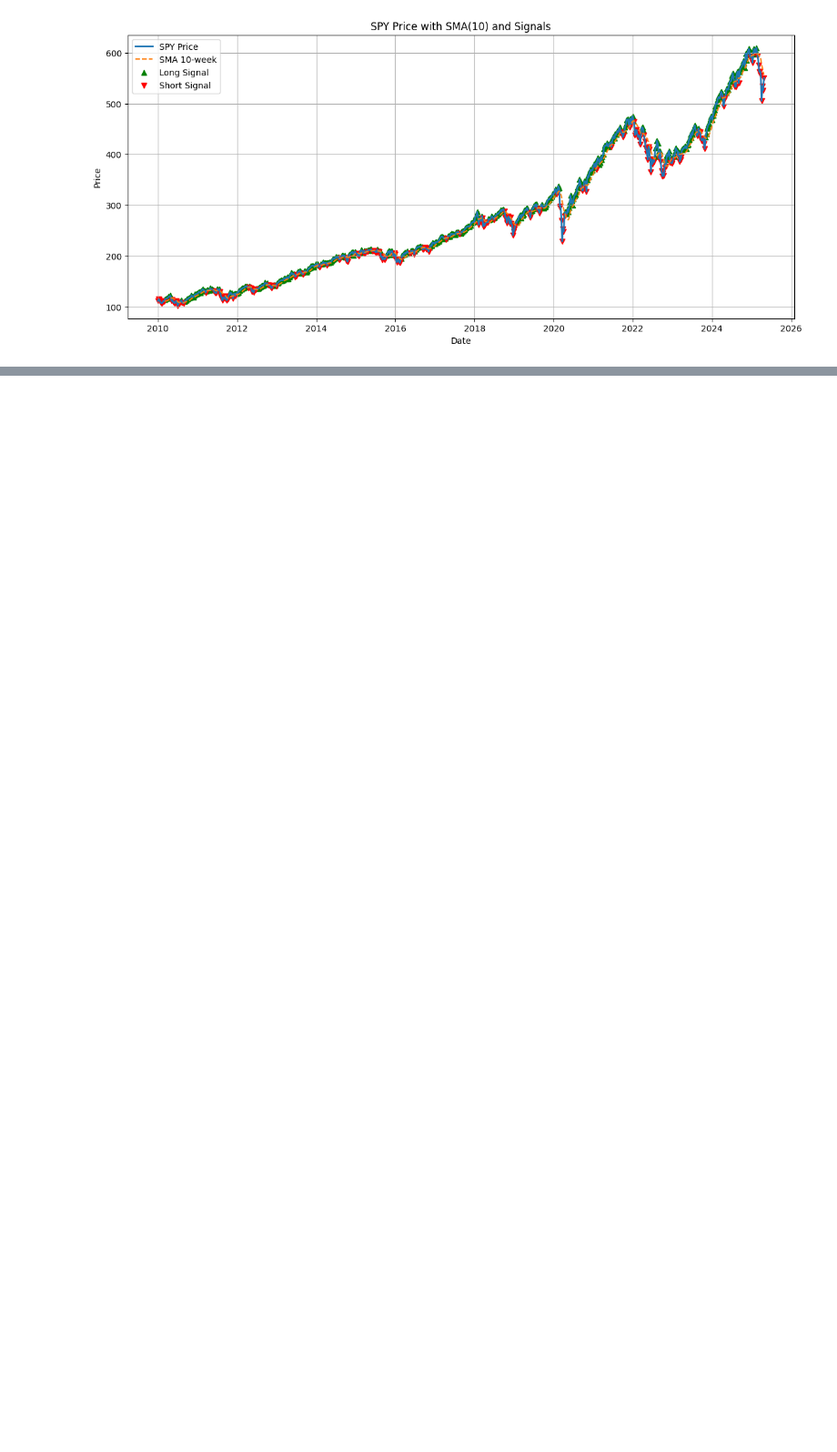
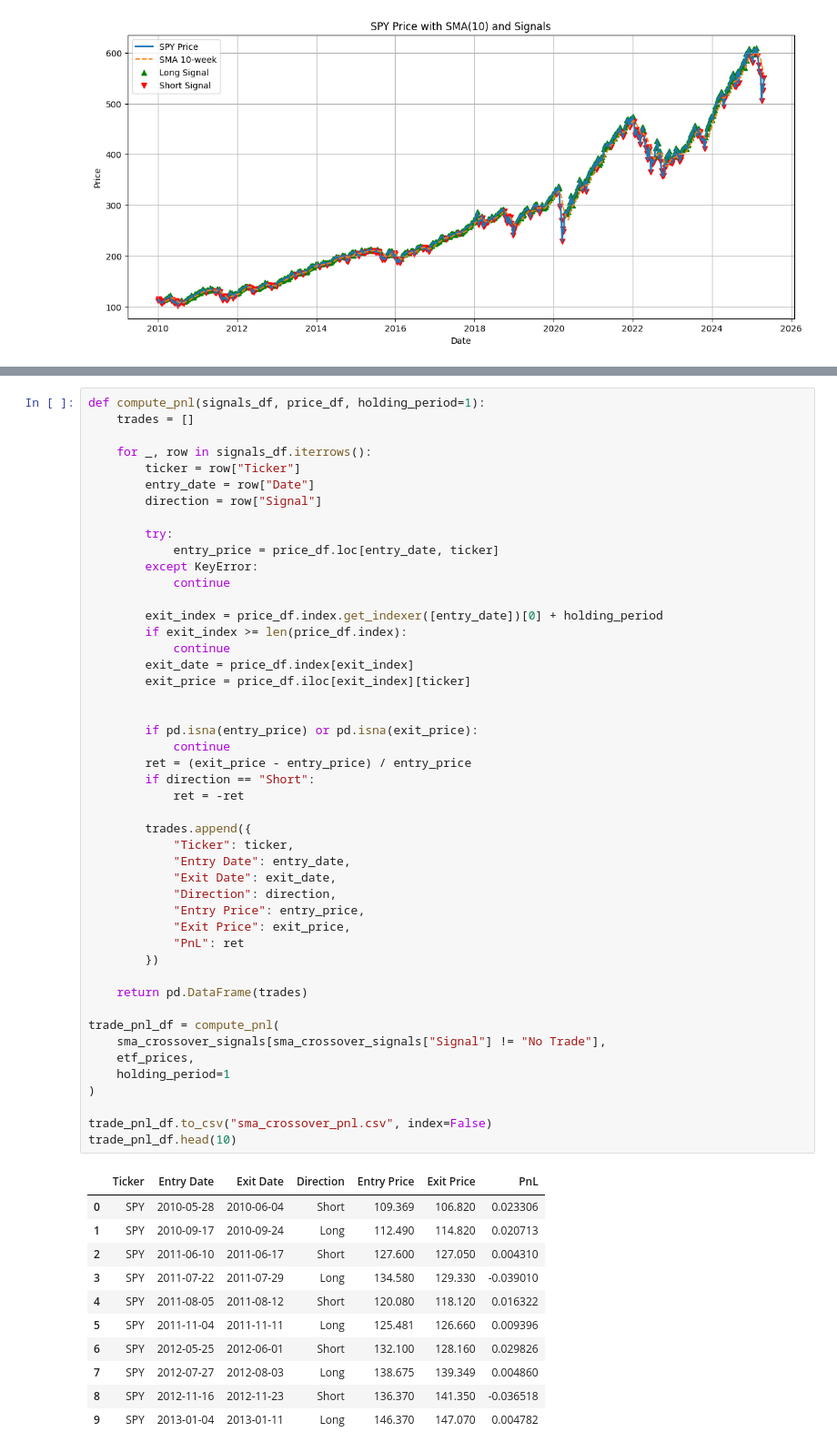
Before and after one commit to galimus/Trading-game, a Jupyter notebook: Trading_game_strategies.ipynb, the cells around one changed output, grey strips where cells are left out. Shown at 91% size. Cells and saved outputs as stored; diff of their text form; blank space fills up the shorter version.

```diff
--- a/Trading_game_strategies.ipynb
+++ b/Trading_game_strategies.ipynb
@@ -89,0 +190,59 @@ plt.show()
+# %%
+def compute_pnl(signals_df, price_df, holding_period=1):
+    trades = []
+
+    for _, row in signals_df.iterrows():
+        ticker = row["Ticker"]
+        entry_date = row["Date"]
+        direction = row["Signal"]
+
+        try:
+            entry_price = price_df.loc[entry_date, ticker]
+        except KeyError:
+            continue
+
+        exit_index = price_df.index.get_indexer([entry_date])[0] + holding_period
+        if exit_index >= len(price_df.index):
+            continue
+        exit_date = price_df.index[exit_index]
+        exit_price = price_df.iloc[exit_index][ticker]
+
+
+        if pd.isna(entry_price) or pd.isna(exit_price):
+            continue
+        ret = (exit_price - entry_price) / entry_price
+        if direction == "Short":
+            ret = -ret
+
+        trades.append({
+            "Ticker": ticker,
+            "Entry Date": entry_date,
+            "Exit Date": exit_date,
+            "Direction": direction,
+            "Entry Price": entry_price,
+            "Exit Price": exit_price,
+            "PnL": ret
+        })
+
+    return pd.DataFrame(trades)
+
+trade_pnl_df = compute_pnl(
+    sma_crossover_signals[sma_crossover_signals["Signal"] != "No Trade"],
+    etf_prices,
+    holding_period=1
+)
+
+trade_pnl_df.to_csv("sma_crossover_pnl.csv", index=False)
+trade_pnl_df.head(10)
+# %% [output]
+|  | Ticker | Entry Date | Exit Date | Direction | Entry Price | Exit Price | PnL |
+| 0 | SPY | 2010-05-28 | 2010-06-04 | Short | 109.369 | 106.820 | 0.023306 |
+| 1 | SPY | 2010-09-17 | 2010-09-24 | Long | 112.490 | 114.820 | 0.020713 |
+| 2 | SPY | 2011-06-10 | 2011-06-17 | Short | 127.600 | 127.050 | 0.004310 |
+| 3 | SPY | 2011-07-22 | 2011-07-29 | Long | 134.580 | 129.330 | -0.039010 |
+| 4 | SPY | 2011-08-05 | 2011-08-12 | Short | 120.080 | 118.120 | 0.016322 |
+| 5 | SPY | 2011-11-04 | 2011-11-11 | Long | 125.481 | 126.660 | 0.009396 |
+| 6 | SPY | 2012-05-25 | 2012-06-01 | Short | 132.100 | 128.160 | 0.029826 |
+| 7 | SPY | 2012-07-27 | 2012-08-03 | Long | 138.675 | 139.349 | 0.004860 |
+| 8 | SPY | 2012-11-16 | 2012-11-23 | Short | 136.370 | 141.350 | -0.036518 |
+| 9 | SPY | 2013-01-04 | 2013-01-11 | Long | 146.370 | 147.070 | 0.004782 |
```
Also changed, not shown: parts of 12 cells of this notebook, 2 other files.
